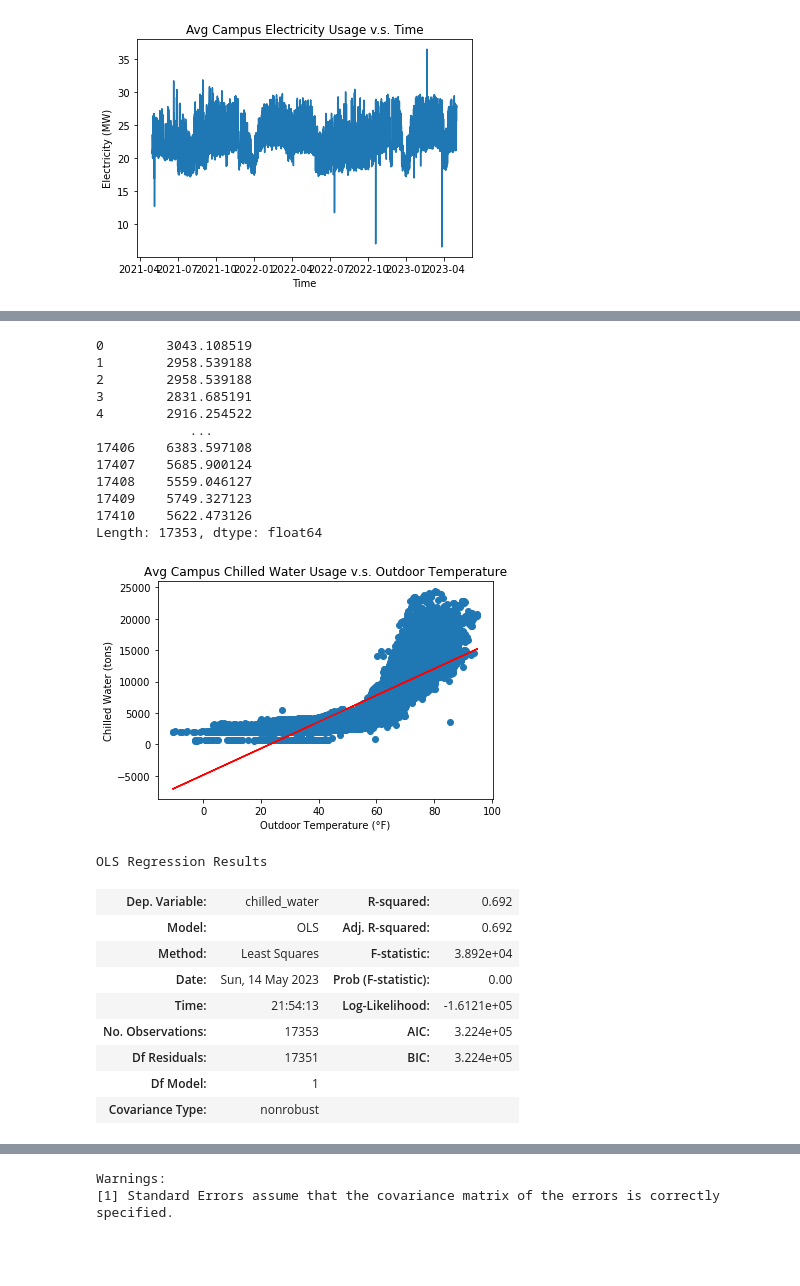
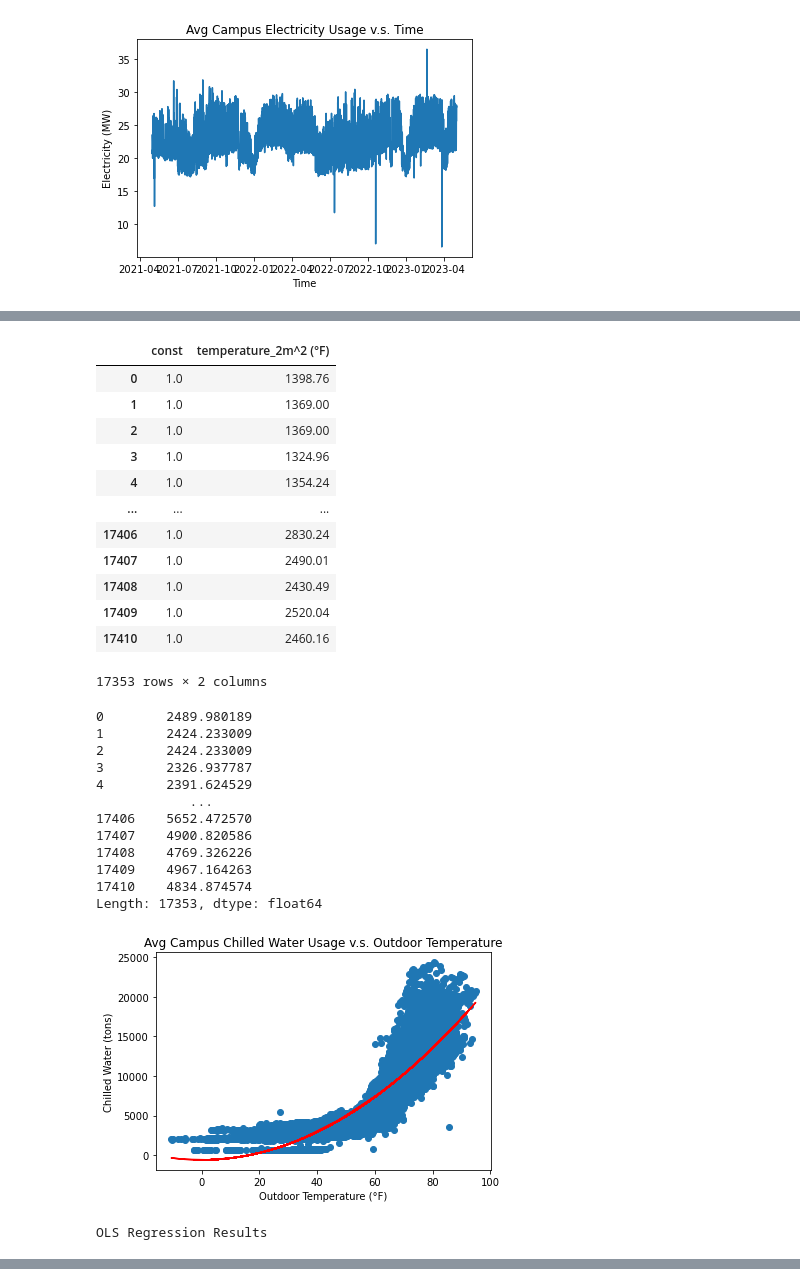
Before and after one commit to thereidfleish/ORIE-3120-Final-Project, a Jupyter notebook: ORIEProject/chilled_water.ipynb, the cells around one changed output, grey strips where cells are left out. Cells and saved outputs as stored; diff of their text form; code cells hidden in the pictures; blank space fills up the shorter version.

```diff
--- a/ORIEProject/chilled_water.ipynb
+++ b/ORIEProject/chilled_water.ipynb
@@ -199,3 +201,20 @@ plt.ylabel("Electricity (MW)")
 # %% [output]
 Text(0, 0.5, 'Electricity (MW)')
 [figure]
+# %%
+X = df[["temperature_2m (°F)", "relativehumidity_2m (%)", "dewpoint_2m (°F)", "apparent_temperature (°F)", "pressure_msl (hPa)", "surface_pressure (hPa)", "precipitation (inch)", "rain (inch)", "snowfall (inch)", "cloudcover (%)", "cloudcover_low (%)", "cloudcover_mid (%)", "cloudcover_high (%)", "shortwave_radiation (W/m²)", "direct_radiation (W/m²)", "diffuse_radiation (W/m²)", "direct_normal_irradiance (W/m²)", "windspeed_10m (mp/h)", "windspeed_100m (mp/h)"]]
+Y = df["chilled_water"]
+
+X = sm.add_constant(X)
+model_q1 = sm.OLS(Y, X).fit()
+predictions = model_q1.predict(X)
+print(predictions)
+
+# plt.scatter(X["temperature_2m (°F)"], Y)
+# plt.plot(X["temperature_2m (°F)"], predictions, c="red")
+# plt.title("Avg Campus Chilled Water Usage v.s. Outdoor Temperature")
+# plt.xlabel("Outdoor Temperature (°F)")
+# plt.ylabel("Chilled Water (tons)")
+# plt.show()
+
+model_q1.summary()
@@ -202,41 +268,46 @@ Text(0, 0.5, 'Electricity (MW)')
 # %%
-X = df["temperature_2m (°F)"]
-Y = df["chilled_water"]
+X = df.copy()
+X["temperature_2m^2 (°F)"] = np.power(df["temperature_2m (°F)"], 2)
+X = sm.add_constant(X["temperature_2m^2 (°F)"])
+display(X)
 
-X = sm.add_constant(X)
 model_q1 = sm.OLS(Y, X).fit()
 predictions = model_q1.predict(X)
 print(predictions)
 
-plt.scatter(X["temperature_2m (°F)"], Y)
-plt.plot(X["temperature_2m (°F)"], predictions, c="red")
+plt.scatter(df["temperature_2m (°F)"], Y)
+plt.plot(df["temperature_2m (°F)"], predictions, c="red")
 plt.title("Avg Campus Chilled Water Usage v.s. Outdoor Temperature")
 plt.xlabel("Outdoor Temperature (°F)")
 plt.ylabel("Chilled Water (tons)")
 plt.show()
 
 model_q1.summary()
 # %% [output]
+|  | const | temperature_2m^2 (°F) |
+| 0 | 1.0 | 1398.76 |
+| 1 | 1.0 | 1369.00 |
+| 2 | 1.0 | 1369.00 |
+| 3 | 1.0 | 1324.96 |
+| 4 | 1.0 | 1354.24 |
+| ... | ... | ... |
+| 17406 | 1.0 | 2830.24 |
+| 17407 | 1.0 | 2490.01 |
+| 17408 | 1.0 | 2430.49 |
+| 17409 | 1.0 | 2520.04 |
+| 17410 | 1.0 | 2460.16 |
-0        3043.108519
-1        2958.539188
-2        2958.539188
-3        2831.685191
-4        2916.254522
-            ...
-17406    6383.597108
-17407    5685.900124
-17408    5559.046127
-17409    5749.327123
-17410    5622.473126
-Length: 17353, dtype: float64
+17353 rows × 2 columns
+0        2489.980189
+1        2424.233009
+2        2424.233009
+3        2326.937787
+4        2391.624529
+            ...
+17406    5652.472570
+17407    4900.820586
+17408    4769.326226
+17409    4967.164263
+17410    4834.874574
+Length: 17353, dtype: float64
-[figure, old version]
+[figure, new version]
-OLS Regression Results
-| Dep. Variable: | chilled_water | R-squared: | 0.692 |
-| Model: | OLS | Adj. R-squared: | 0.692 |
-| Method: | Least Squares | F-statistic: | 3.892e+04 |
-| Date: | Sun, 14 May 2023 | Prob (F-statistic): | 0.00 |
-| Time: | 21:54:13 | Log-Likelihood: | -1.6121e+05 |
-| No. Observations: | 17353 | AIC: | 3.224e+05 |
-| Df Residuals: | 17351 | BIC: | 3.224e+05 |
-| Df Model: | 1 |  |  |
-| Covariance Type: | nonrobust |  |  |
+OLS Regression Results
@@ -250,2 +325,0 @@ OLS Regression Results
-Warnings:
-[1] Standard Errors assume that the covariance matrix of the errors is correctly specified.
```
Also changed, not shown: parts of 9 cells of this notebook.
